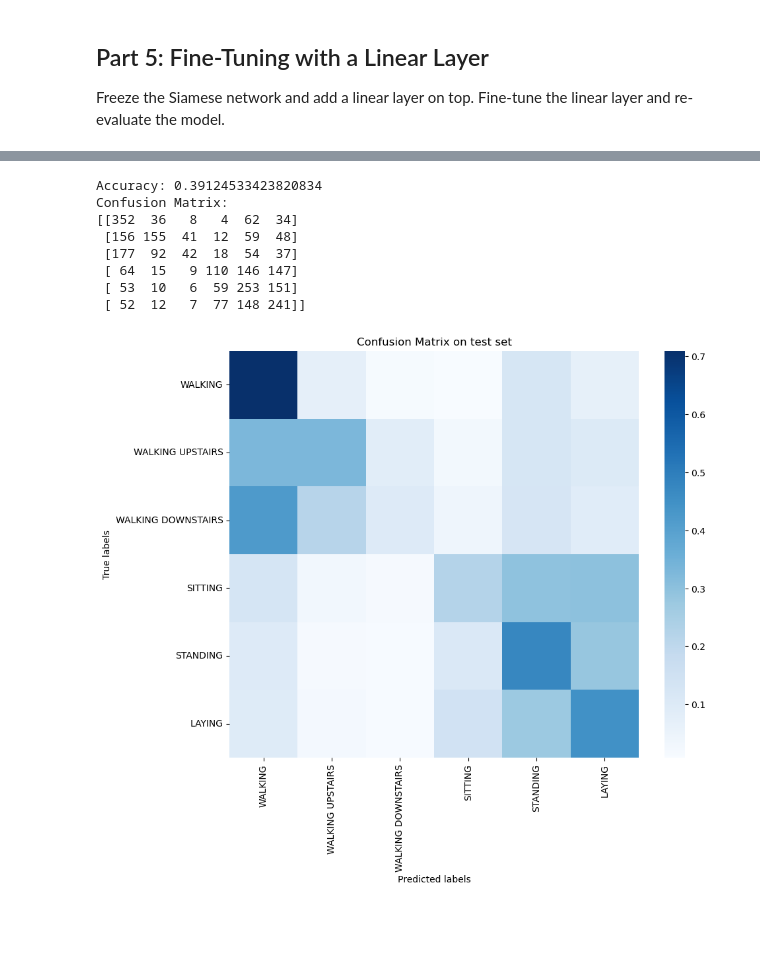
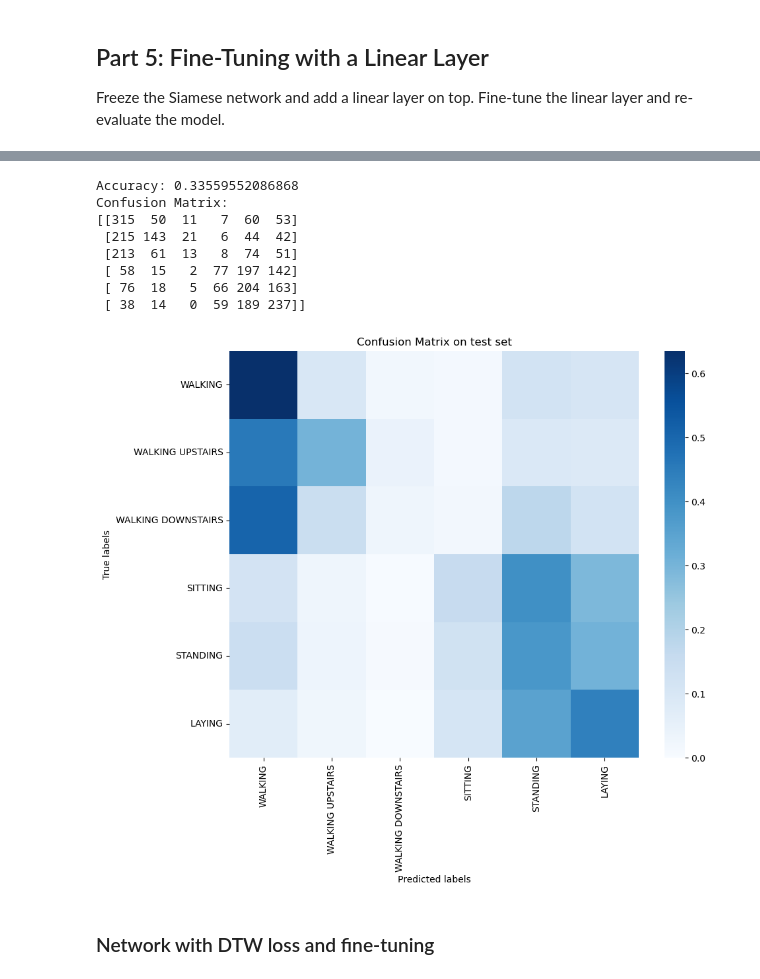
Before and after one commit to AlexiaALLAL/Mixt_december, a Jupyter notebook: Unsupervised_Feature_Alignment_with_Soft_DTW.ipynb, the cells around one changed output, grey strips where cells are left out. Drawn from its saved outputs; the diff is of its cells as text; code cells hidden in the pictures; blank space fills up the shorter version.

```diff
--- a/Unsupervised_Feature_Alignment_with_Soft_DTW.ipynb
+++ b/Unsupervised_Feature_Alignment_with_Soft_DTW.ipynb
@@ -405,6 +466,35 @@ tx_train_all.shape
 # %%
-train_features = model.forward_one(torch.tensor(tx_train_all[:,:,0:6], dtype=torch.float32))
-test_features = model.forward_one(torch.tensor(tx_test_all[:,:,0:6], dtype=torch.float32))
+train_features = model_classic_contrastive.forward_one(torch.tensor(tx_train_all[:,:,0:6], dtype=torch.float32))
+test_features = model_classic_contrastive.forward_one(torch.tensor(tx_test_all[:,:,0:6], dtype=torch.float32))
 train_features.shape
 # %% [output]
 torch.Size([7352, 128])
+# %%
+from sklearn.neighbors import KNeighborsClassifier
+from sklearn.metrics import accuracy_score, confusion_matrix
+import seaborn as sns
+
+knn = KNeighborsClassifier(
+    n_neighbors=3
+)
+# evaluate on the test set
+# for a point of the test set, retrieve the nearest neighbors in the train set
+# and assign the label of the majority of the neighbors
+knn.fit(train_features.detach().numpy(), target_train)
+y_pred = knn.predict(test_features.detach().numpy())
+accuracy = accuracy_score(target_test, y_pred)
+conf_matrix = confusion_matrix(target_test, y_pred)
+
+print(f"Accuracy: {accuracy}")
+print(f"Confusion Matrix:\n{conf_matrix}")
+
+# Plot the confusion matrix
+plt.figure(figsize=(10, 8))
+conf_matrix = confusion_matrix(target_test, y_pred, normalize='true')
+sns.heatmap(
+    conf_matrix, fmt='g', cmap='Blues',
+    xticklabels=labels.values(), yticklabels=labels.values())
+plt.xlabel('Predicted labels')
+plt.ylabel('True labels')
+plt.title('Confusion Matrix on test set')
+plt.show()
@@ -410,0 +513,4 @@ torch.Size([7352, 128])
+# %%
+train_features = model_dtw.forward_one(torch.tensor(tx_train_all[:,:,0:6], dtype=torch.float32))
+test_features = model_dtw.forward_one(torch.tensor(tx_test_all[:,:,0:6], dtype=torch.float32))
+train_features.shape
@@ -456,6 +566,6 @@ Freeze the Siamese network and add a linear layer on top. Fine-tune the linear l
 # %%
 # Freeze the Siamese network
-for param in model.parameters():
+for param in model_classic_contrastive.parameters():
     param.requires_grad = False
 
 # Add and train a few linear layers for fine-tuning
@@ -502,5 +612,5 @@ train_loader = DataLoader(train_dataset, batch_size=64, shuffle=True)
 test_dataset = Dataset(tx_test_all[:,:,0:6], target_test)
 test_loader = DataLoader(test_dataset, batch_size=64, shuffle=False)
 
-model = fine_tune(model, train_loader, criterion, optimizer, num_epochs=50)
+model_classic_contrastive = fine_tune(model_classic_contrastive, train_loader, criterion, optimizer, num_epochs=20)
 # %% [output]
@@ -526,39 +639,41 @@ Epoch 50, Loss: 1.6248672008514404
 def evaluate(model, test_loader):
     model.eval()
     y_pred = []
     y_true = []
     for i, (seq, label) in enumerate(test_loader):
         out = model.forward_one(seq)
         out = fc(out)
         pred = torch.argmax(out, dim=1)
         y_pred.extend(pred.detach().numpy())
         y_true.extend(label.detach().numpy())
     return y_true, y_pred
 
-y_true, y_pred = evaluate(model, test_loader)
+y_true, y_pred = evaluate(model_classic_contrastive, test_loader)
 accuracy = accuracy_score(y_true, y_pred)
 conf_matrix = confusion_matrix(y_true, y_pred)
 
 print(f"Accuracy: {accuracy}")
 print(f"Confusion Matrix:\n{conf_matrix}")
 
 # Plot the confusion matrix
 plt.figure(figsize=(10, 8))
 conf_matrix = confusion_matrix(y_true, y_pred, normalize='true')
 sns.heatmap(
     conf_matrix, fmt='g', cmap='Blues',
     xticklabels=labels.values(), yticklabels=labels.values())
 plt.xlabel('Predicted labels')
 plt.ylabel('True labels')
 plt.title('Confusion Matrix on test set')
 plt.show()
 # %% [output]
-Accuracy: 0.39124533423820834
+Accuracy: 0.33559552086868
 Confusion Matrix:
-[[352  36   8   4  62  34]
- [156 155  41  12  59  48]
- [177  92  42  18  54  37]
- [ 64  15   9 110 146 147]
- [ 53  10   6  59 253 151]
- [ 52  12   7  77 148 241]]
+[[315  50  11   7  60  53]
+ [215 143  21   6  44  42]
+ [213  61  13   8  74  51]
+ [ 58  15   2  77 197 142]
+ [ 76  18   5  66 204 163]
+ [ 38  14   0  59 189 237]]
-[figure, old version]
+[figure, new version]
+# %% [markdown]
+### Network with DTW loss and fine-tuning
```
Also changed, not shown: parts of 17 cells of this notebook.
